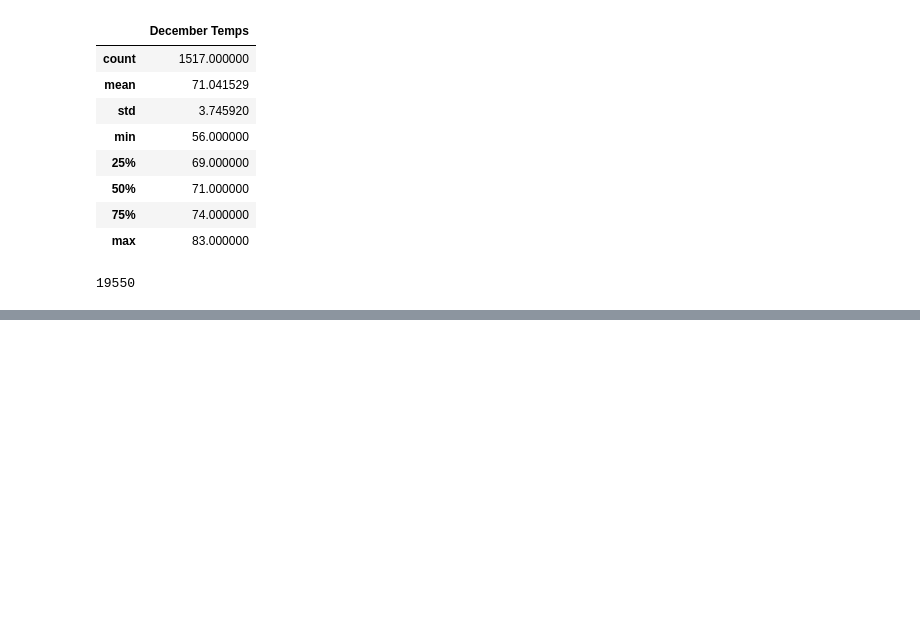
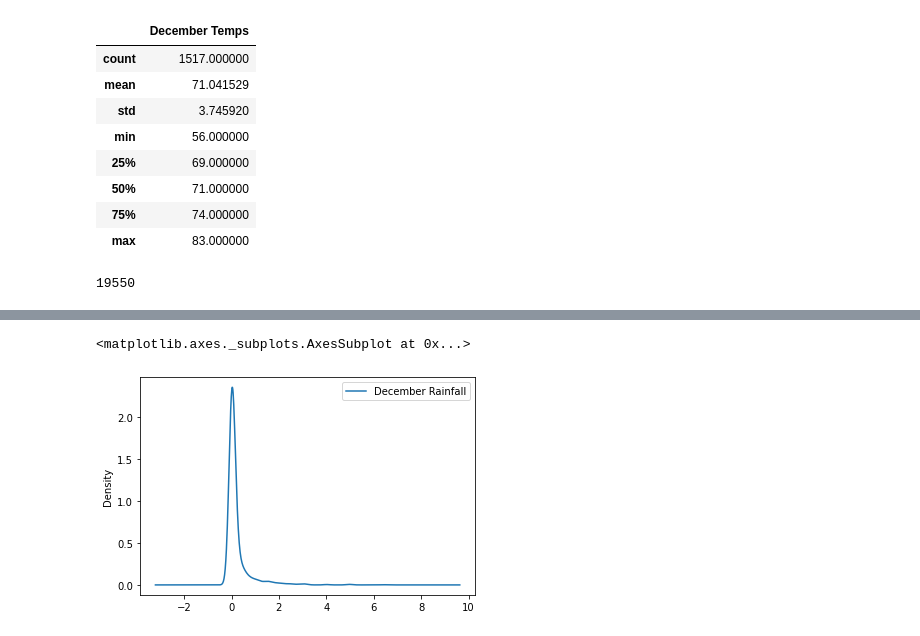
Before and after one commit to AlexArellanoATX/surfs_up, a Jupyter notebook: SurfsUp_Challenge.ipynb, the cells around one changed output, grey strips where cells are left out. Saved outputs shown, nothing was run; the diff lists cells and outputs as text; code cells hidden in the pictures; blank space fills up the shorter version.

```diff
--- a/SurfsUp_Challenge.ipynb
+++ b/SurfsUp_Challenge.ipynb
@@ -162,0 +173,5 @@ results.count()
+# %%
+results = session.query(Measurement.date, Measurement.prcp).filter(extract('month', Measurement.date)==12).all()
+december_prcp = list(results)
+december_prcp_df = pd.DataFrame(december_prcp, columns=['date','December Rainfall'])
+december_prcp_df.describe()
@@ -162,0 +193,5 @@ results.count()
+# %%
+december_prcp_df.plot.density()
+# %% [output]
+<matplotlib.axes._subplots.AxesSubplot at 0x...>
+[figure, added]
```
Also changed, not shown: parts of 9 cells of this notebook, 1 other file.
